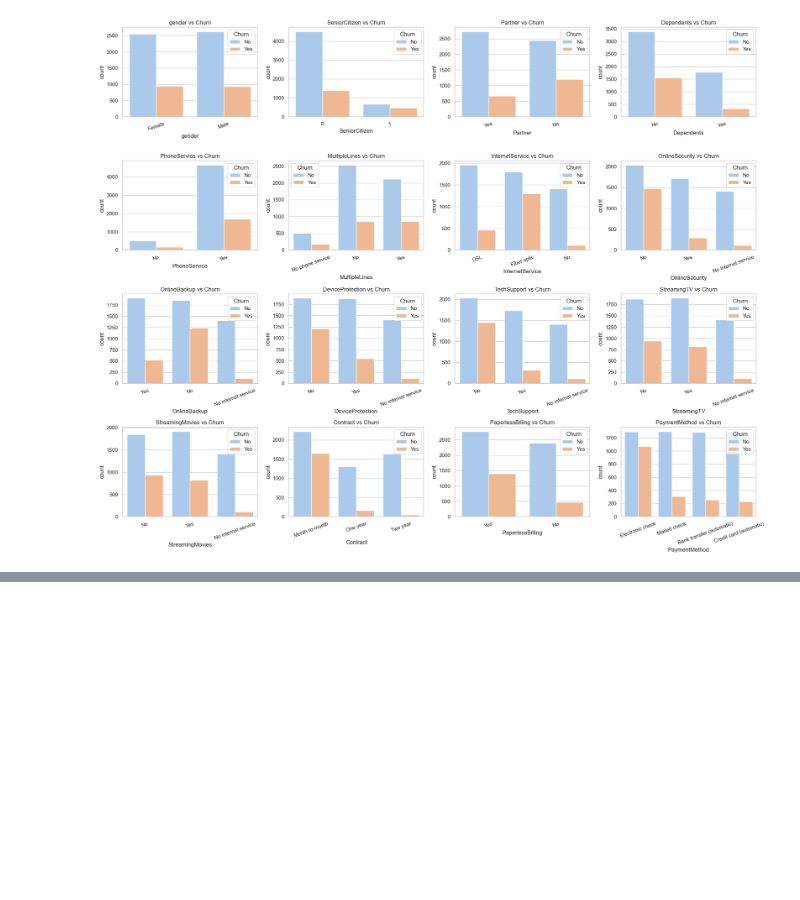
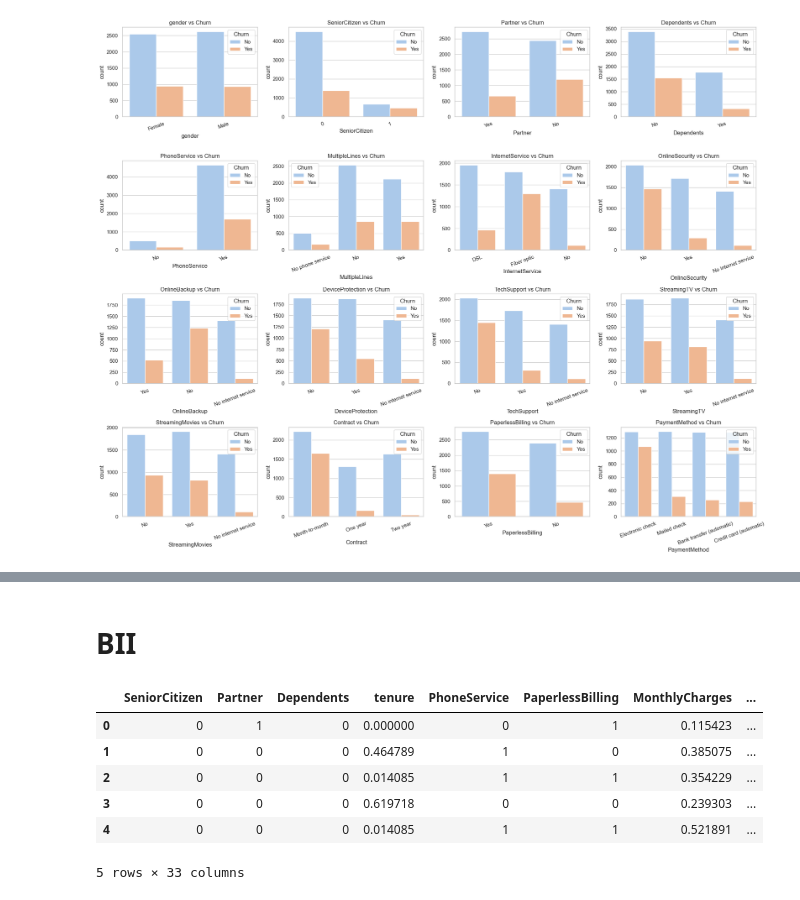
Before and after one commit to MinaMehdipoor/Telco-churn-prediction, a Jupyter notebook: main.ipynb, the cells around one changed output, grey strips where cells are left out. Drawn from its saved outputs; the diff is of its cells as text; code cells hidden in the pictures; blank space fills up the shorter version.

```diff
--- a/main.ipynb
+++ b/main.ipynb
@@ -190,0 +304,23 @@ Mailed check               0.807980  0.192020
+# %% [markdown]
+# BII
+# %%
+usage_cols = ["tenure", "StreamingTV_Yes", "StreamingMovies_Yes"]
+cost_cols = ["MonthlyCharges", "TotalCharges"]
+engagement_cols = ["OnlineSecurity_Yes", "OnlineBackup_Yes",
+                   "DeviceProtection_Yes", "TechSupport_Yes", "PhoneService"]
+
+df["BII"] = (
+    abs(df[usage_cols].mean(axis=1) - df[cost_cols].mean(axis=1)) +
+    abs(df[usage_cols].mean(axis=1) - df[engagement_cols].mean(axis=1)) +
+    abs(df[cost_cols].mean(axis=1) - df[engagement_cols].mean(axis=1))
+)
+
+df.head()
+# %% [output]
+|  | SeniorCitizen | Partner | Dependents | tenure | PhoneService | PaperlessBilling | MonthlyCharges | ... |
+| 0 | 0 | 1 | 0 | 0.000000 | 0 | 1 | 0.115423 | ... |
+| 1 | 0 | 0 | 0 | 0.464789 | 1 | 0 | 0.385075 | ... |
+| 2 | 0 | 0 | 0 | 0.014085 | 1 | 1 | 0.354229 | ... |
+| 3 | 0 | 0 | 0 | 0.619718 | 0 | 0 | 0.239303 | ... |
+| 4 | 0 | 0 | 0 | 0.014085 | 1 | 1 | 0.521891 | ... |
+5 rows × 33 columns
```
Also changed, not shown: parts of 13 cells of this notebook.
